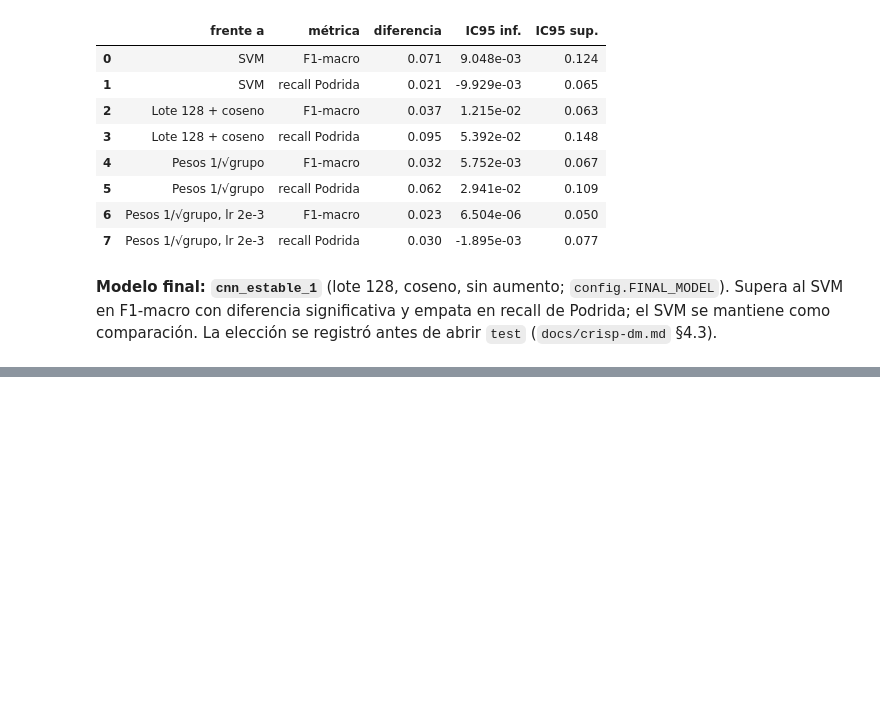
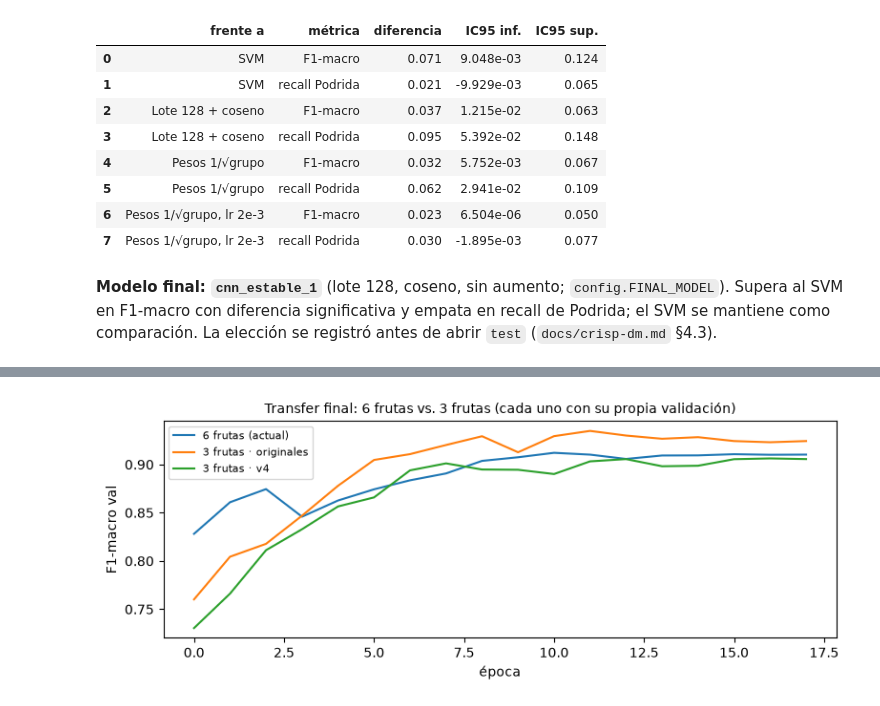
Before and after one commit to sjrengifo/fruit-quality-classification, a Jupyter notebook: notebooks/04_modeling_cnn.ipynb, the cells around one changed output, grey strips where cells are left out. Saved outputs shown, nothing was run; the diff lists cells and outputs as text; code cells hidden in the pictures; blank space fills up the shorter version.

```diff
--- a/notebooks/04_modeling_cnn.ipynb
+++ b/notebooks/04_modeling_cnn.ipynb
@@ -274,0 +400,11 @@ comparación. La elección se registró antes de abrir `test` (`docs/crisp-dm.md
+# %%
+fig, ax = plt.subplots(figsize=(8, 3.2))
+for name, label in [("tl_busqueda_4", "6 frutas (actual)"), ("v4_0", "3 frutas · originales"), ("v4_1", "3 frutas · v4")]:
+    ax.plot(pd.read_csv(config.LOGS_DIR / f"{name}_historia.csv")["val_f1_macro"], label=label, lw=1.5)
+ax.set_xlabel("época")
+ax.set_ylabel("F1-macro val")
+ax.legend(fontsize=8)
+ax.set_title("Transfer final: 6 frutas vs. 3 frutas (cada uno con su propia validación)", fontsize=10)
+plt.tight_layout()
+# %% [output]
+[figure, added]
```
Also changed, not shown: parts of 15 cells of this notebook, 18 other files.
